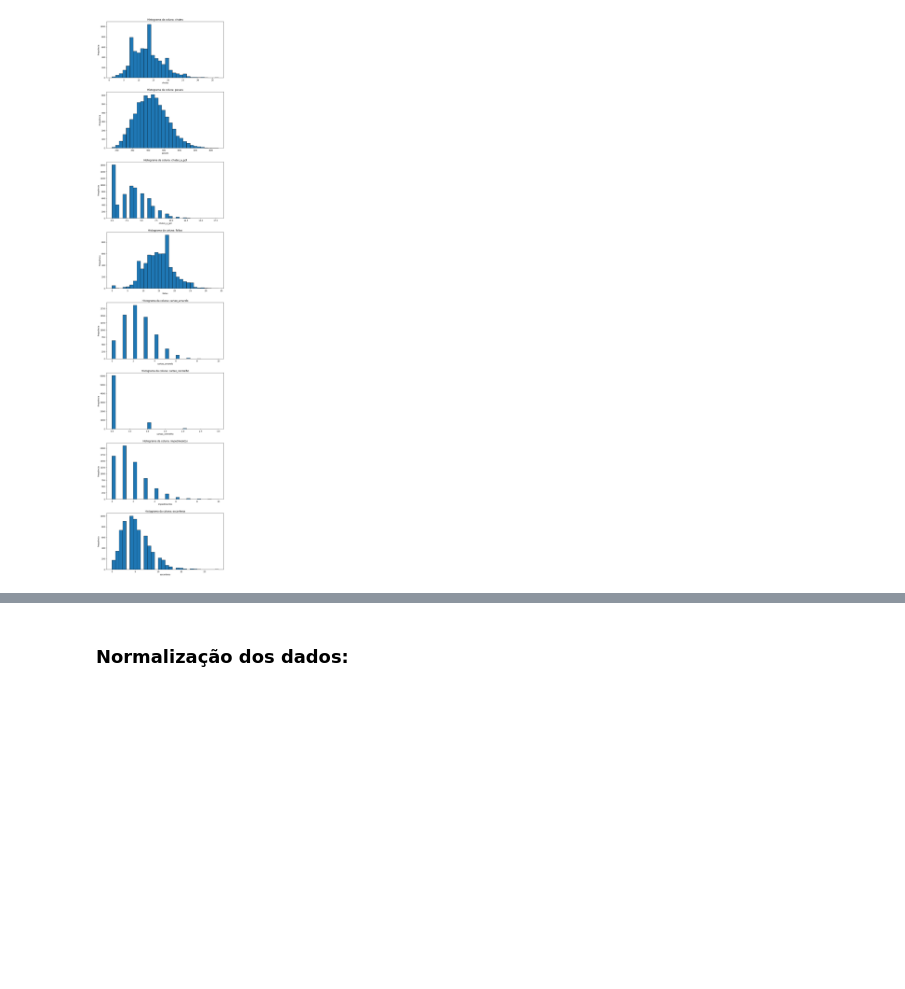
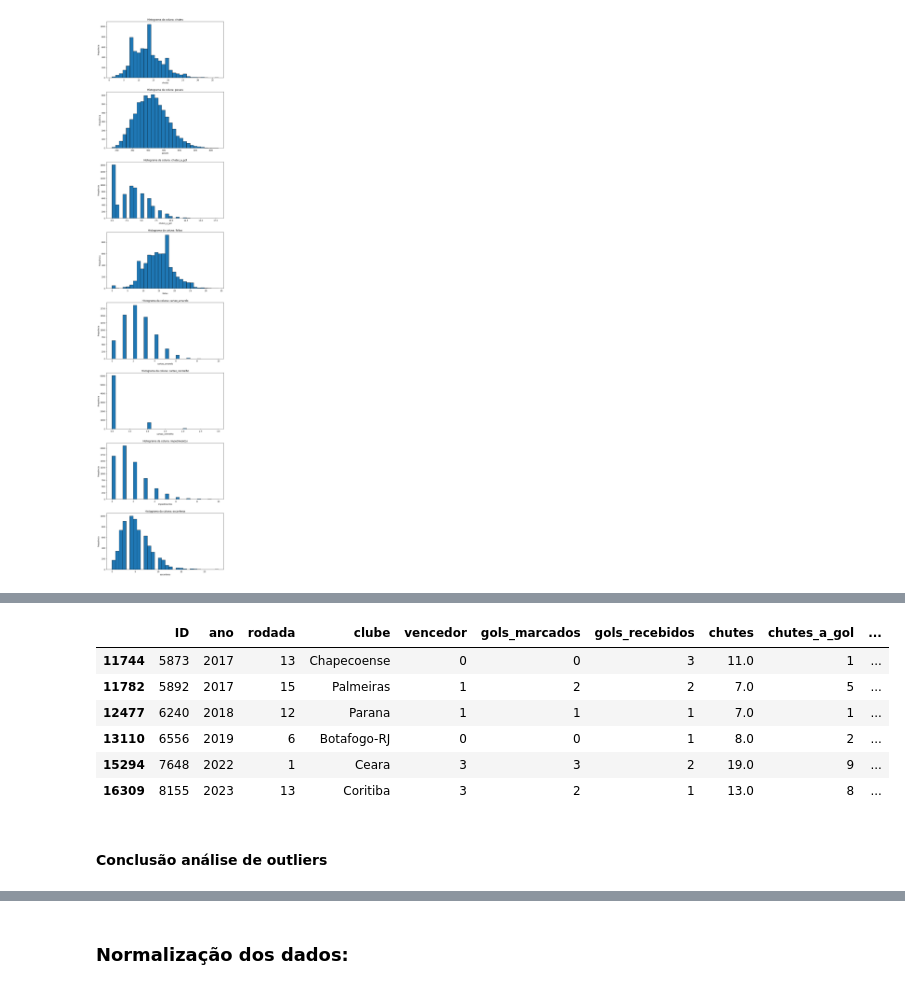
Before and after one commit to Pbgsa/Projeto_ICD, a Jupyter notebook: notebooks/Projeto_de_ICD_parte_1.ipynb, the cells around one changed output, grey strips where cells are left out. Drawn from its saved outputs; the diff is of its cells as text; code cells hidden in the pictures; blank space fills up the shorter version.

```diff
--- a/notebooks/Projeto_de_ICD_parte_1.ipynb
+++ b/notebooks/Projeto_de_ICD_parte_1.ipynb
@@ -792,0 +820,12 @@ plt.show()
+# %%
+df_estatisticas[df_estatisticas['cartao_amarelo'] >= 8]
+# %% [output]
+|  | ID | ano | rodada | clube | vencedor | gols_marcados | gols_recebidos | chutes | chutes_a_gol | ... |
+| 11744 | 5873 | 2017 | 13 | Chapecoense | 0 | 0 | 3 | 11.0 | 1 | ... |
+| 11782 | 5892 | 2017 | 15 | Palmeiras | 1 | 2 | 2 | 7.0 | 5 | ... |
+| 12477 | 6240 | 2018 | 12 | Parana | 1 | 1 | 1 | 7.0 | 1 | ... |
+| 13110 | 6556 | 2019 | 6 | Botafogo-RJ | 0 | 0 | 1 | 8.0 | 2 | ... |
+| 15294 | 7648 | 2022 | 1 | Ceara | 3 | 3 | 2 | 19.0 | 9 | ... |
+| 16309 | 8155 | 2023 | 13 | Coritiba | 3 | 2 | 1 | 13.0 | 8 | ... |
+# %% [markdown]
+#### Conclusão análise de outliers
```
Also changed, not shown: parts of 11 cells of this notebook.
